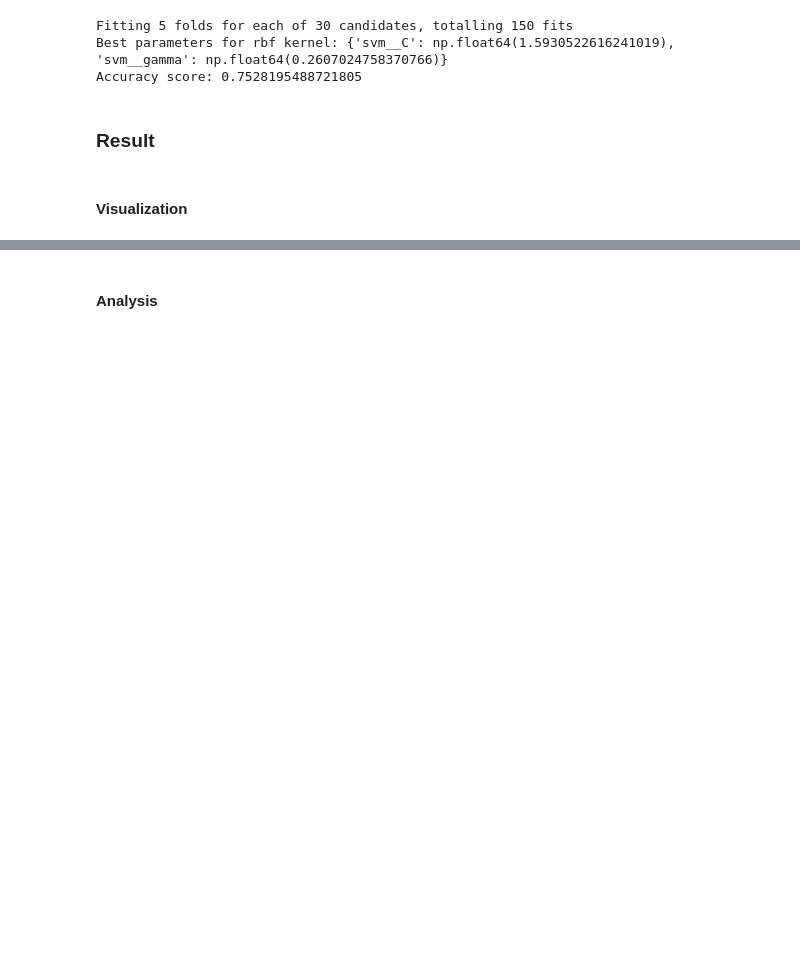
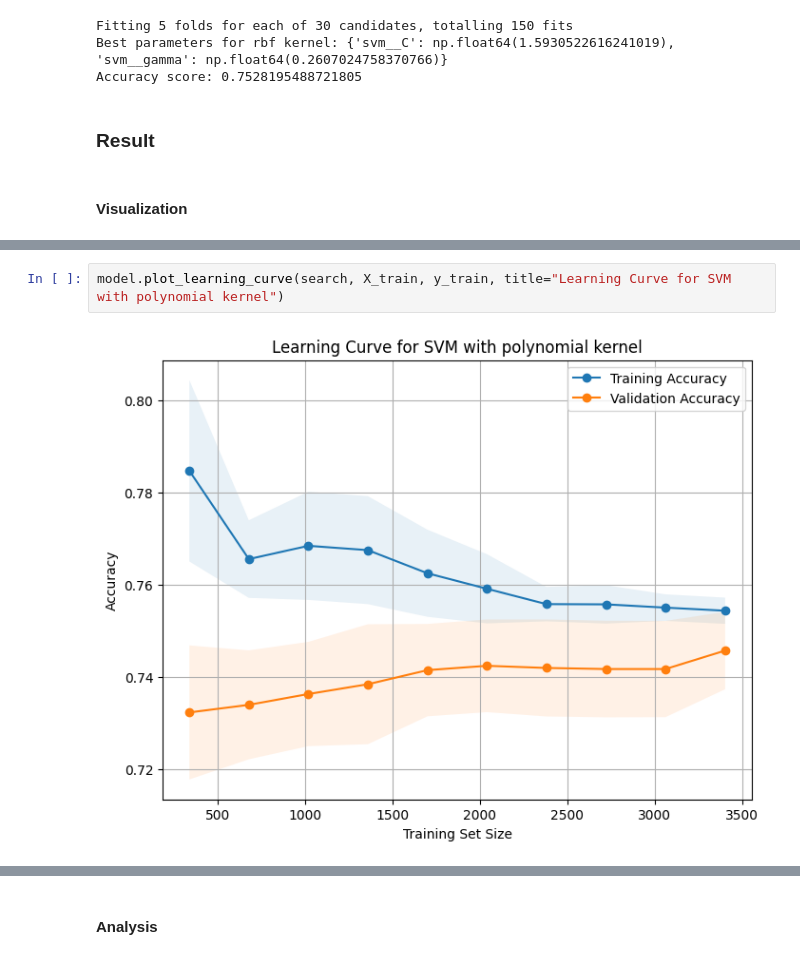
Before and after one commit to heibylau/wine-quality-classification, a Jupyter notebook: src/wine-quality-classification.ipynb, the cells around one changed output, grey strips where cells are left out. Drawn from its saved outputs; the diff is of its cells as text; blank space fills up the shorter version.

```diff
--- a/src/wine-quality-classification.ipynb
+++ b/src/wine-quality-classification.ipynb
@@ -162,0 +169,4 @@ Accuracy score: 0.7528195488721805
+# %%
+model.plot_learning_curve(search, X_train, y_train, title="Learning Curve for SVM with polynomial kernel")
+# %% [output]
+[figure, added]
```
Also changed, not shown: parts of 7 cells of this notebook, 1 other file.
